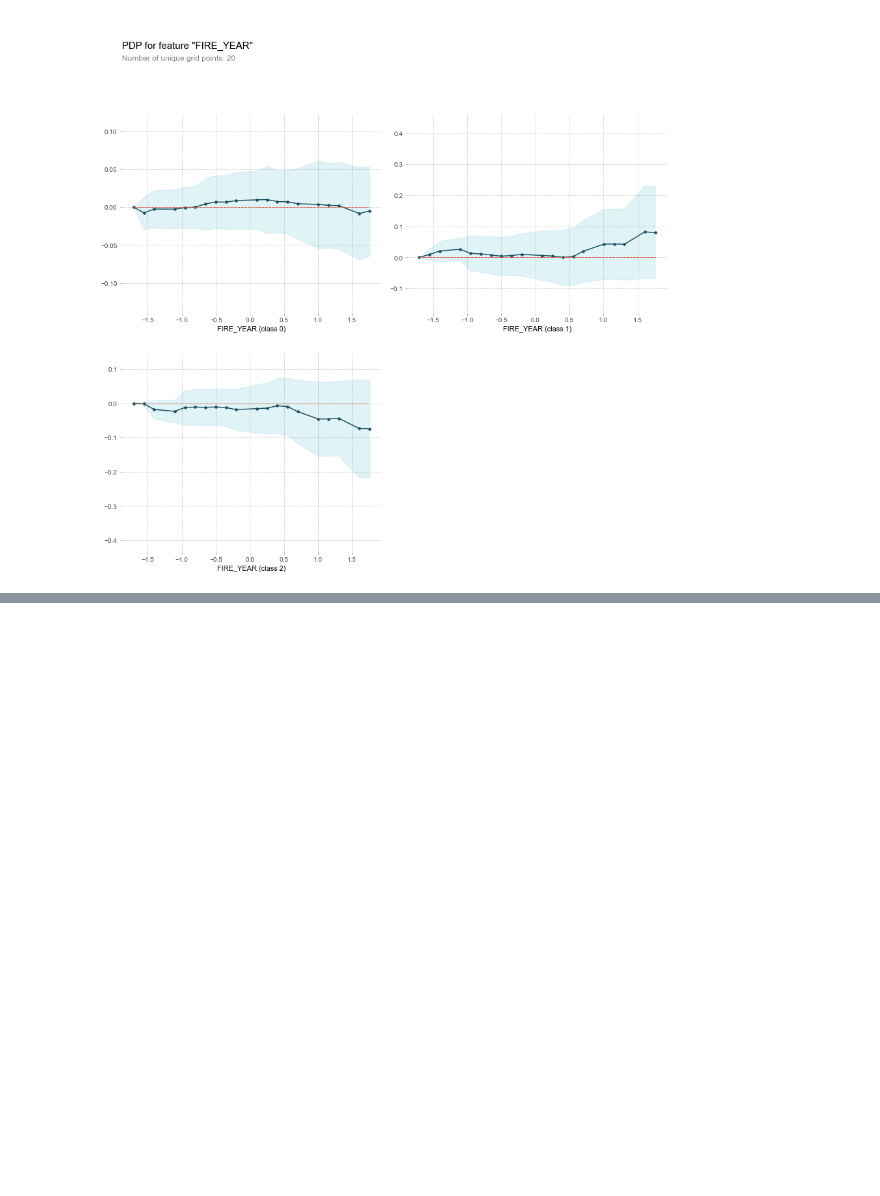
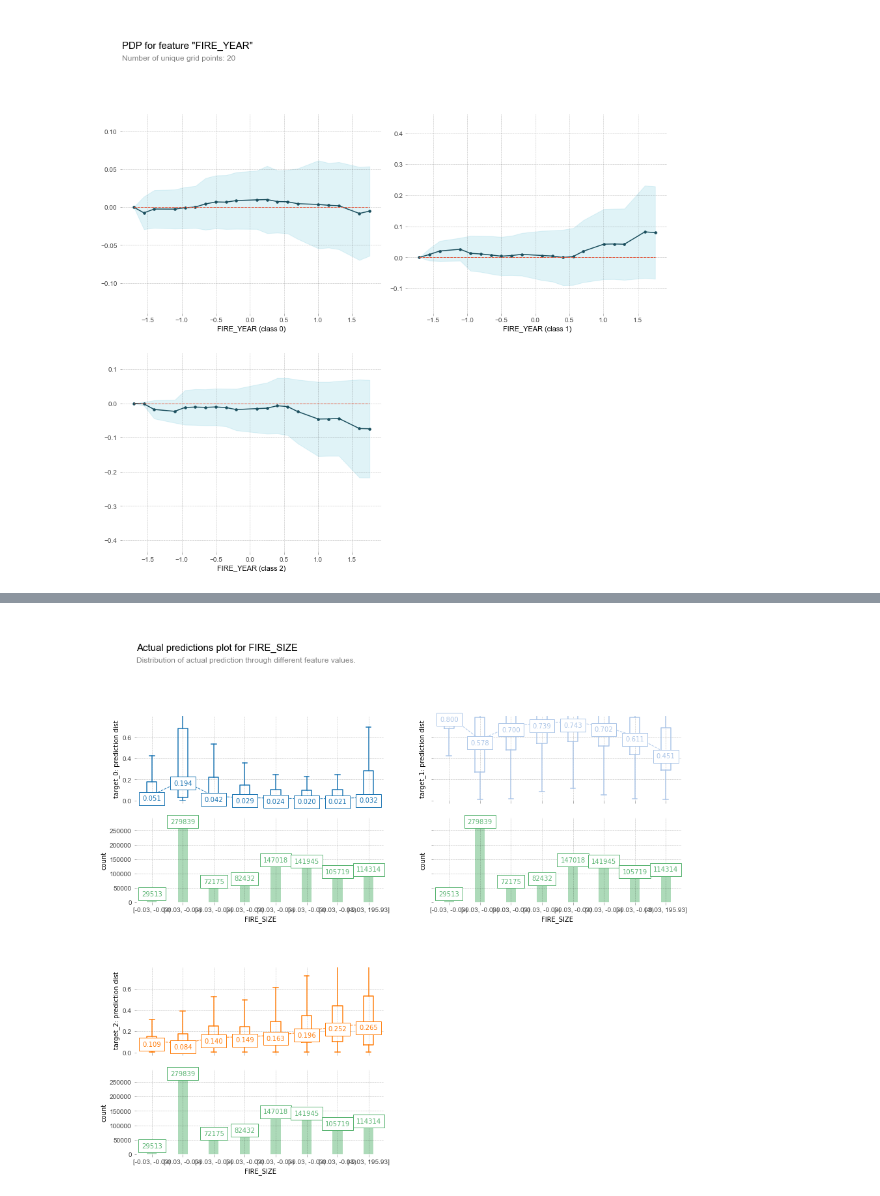
Before and after one commit to Deepsjai/ds4_team12_project, a Jupyter notebook: DS4A_Wildfire_Models.ipynb, the cells around one changed output, grey strips where cells are left out. Cells and saved outputs as stored; diff of their text form; code cells hidden in the pictures; blank space fills up the shorter version.

```diff
--- a/DS4A_Wildfire_Models.ipynb
+++ b/DS4A_Wildfire_Models.ipynb
@@ -820,0 +770,4 @@ pdp.pdp_plot(pdp_dist, 'FIRE_YEAR');
+# %%
+fig, axes, summary_df = info_plots.actual_plot(model=clf, X=X_train,feature='FIRE_SIZE', feature_name='FIRE_SIZE')
+# %% [output]
+[figure, added]
```
Also changed, not shown: parts of 5 cells of this notebook.
